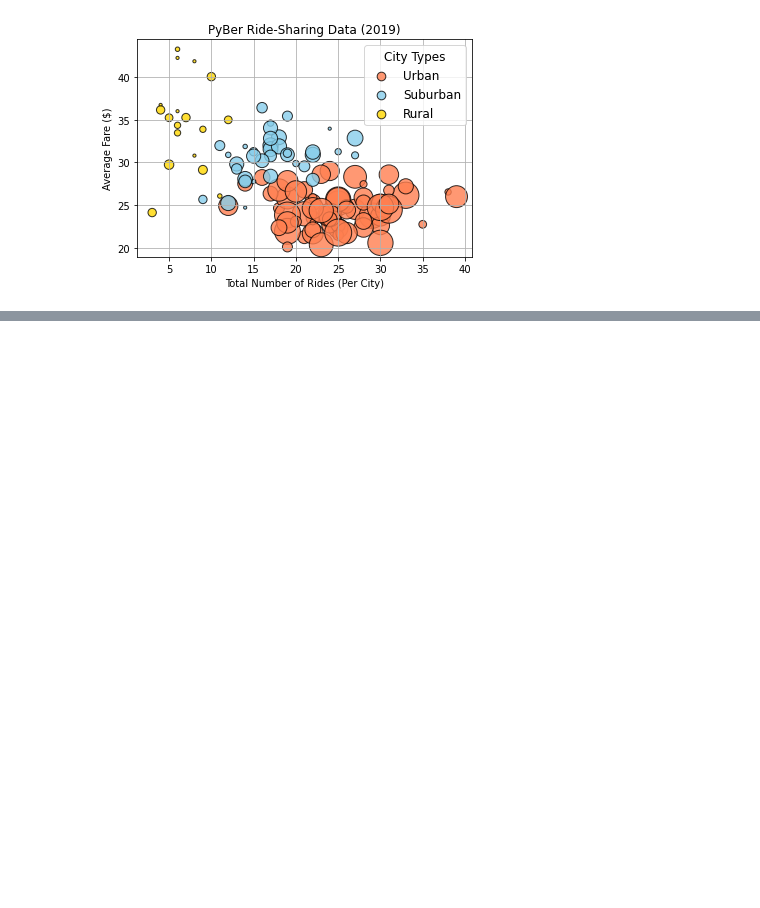
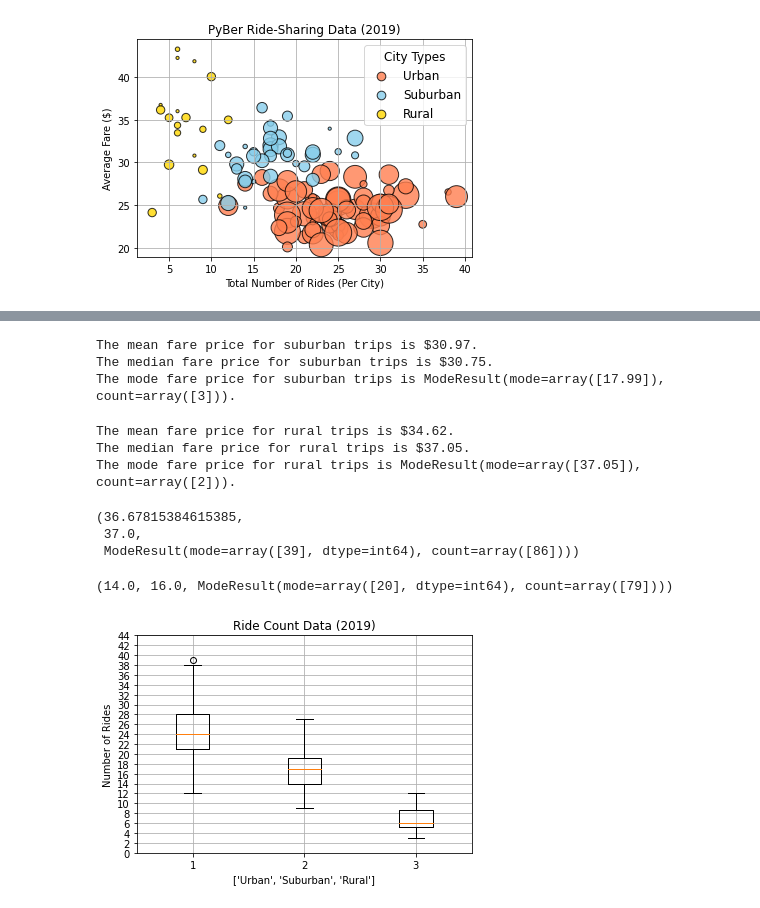
Before and after one commit to asitkumar26/PyBer_Analysis, a Jupyter notebook: PyBer.ipynb, the cells around one changed output, grey strips where cells are left out. Cells and saved outputs as stored; diff of their text form; code cells hidden in the pictures; blank space fills up the shorter version.

```diff
--- a/PyBer.ipynb
+++ b/PyBer.ipynb
@@ -190,0 +315,34 @@ plt.show()
+# %%
+suburban_fares = suburban_cities_df["fare"]
+suburban_fares.head(10)
+
+# Calculate the measures of central tendency for the average fare for the suburban cities.
+mean_suburban_fares = np.mean(suburban_fares)
+print(f"The mean fare price for suburban trips is ${mean_suburban_fares:.2f}.")
+
+median_suburban_fares = np.median(suburban_fares)
+print(f"The median fare price for suburban trips is ${median_suburban_fares:.2f}.")
+
+mode_suburban_fares = sts.mode(suburban_fares)
+print(f"The mode fare price for suburban trips is {mode_suburban_fares}.")
+# %% [output]
+The mean fare price for suburban trips is $30.97.
+The median fare price for suburban trips is $30.75.
+The mode fare price for suburban trips is ModeResult(mode=array([17.99]), count=array([3])).
+# %%
+rural_fares = rural_cities_df["fare"]
+rural_fares.head(10)
+
+# Calculate the measures of central tendency for the average fare for the suburban cities.
+mean_rural_fares = np.mean(rural_fares)
+print(f"The mean fare price for rural trips is ${mean_rural_fares:.2f}.")
+
+median_rural_fares = np.median(rural_fares)
+print(f"The median fare price for rural trips is ${median_rural_fares:.2f}.")
+
+mode_rural_fares = sts.mode(rural_fares)
+print(f"The mode fare price for rural trips is {mode_rural_fares}.")
+# %% [output]
+The mean fare price for rural trips is $34.62.
+The median fare price for rural trips is $37.05.
+The mode fare price for rural trips is ModeResult(mode=array([37.05]), count=array([2])).
@@ -190,0 +355,32 @@ plt.show()
+# %%
+mean_urban_drivers = np.mean(urban_drivers)
+median_urban_drivers = np.median(urban_drivers)
+mode_urban_drivers = sts.mode(urban_drivers)
+mean_urban_drivers,median_urban_drivers,mode_urban_drivers
+# %% [output]
+(36.67815384615385,
+ 37.0,
+ ModeResult(mode=array([39], dtype=int64), count=array([86])))
+# %%
+mean_suburban_drivers = np.mean(suburban_drivers)
+median_suburban_drivers = np.median(suburban_drivers)
+mode_suburban_drivers = sts.mode(suburban_drivers)
+round(mean_suburban_drivers,0),median_suburban_drivers,mode_suburban_drivers
+# %% [output]
+(14.0, 16.0, ModeResult(mode=array([20], dtype=int64), count=array([79])))
+# %%
+# Create a box-and-whisker plot for the urban cities ride count.
+x_labels = ["Urban","Suburban","Rural"]
+ride_count_data = [urban_ride_count, suburban_ride_count, rural_ride_count]
+fig, ax = plt.subplots()
+#ax.boxplot(urban_ride_count, labels=x_labels)
+ax.boxplot(ride_count_data)
+# Add the title, y-axis label and grid.
+ax.set_title('Ride Count Data (2019)')
+ax.set_xlabel (x_labels)
+ax.set_ylabel('Number of Rides')
+ax.set_yticks(np.arange(0, 45, step=2.0))
+ax.grid()
+plt.show()
+# %% [output]
+[figure, added]
```
Also changed, not shown: parts of 13 cells of this notebook.
